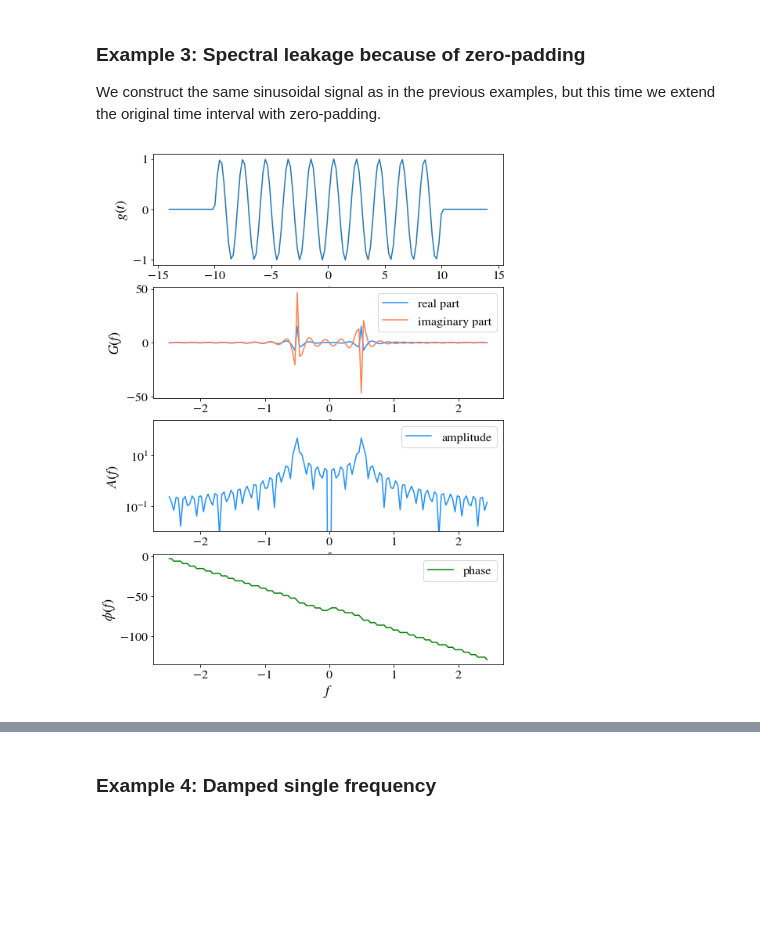
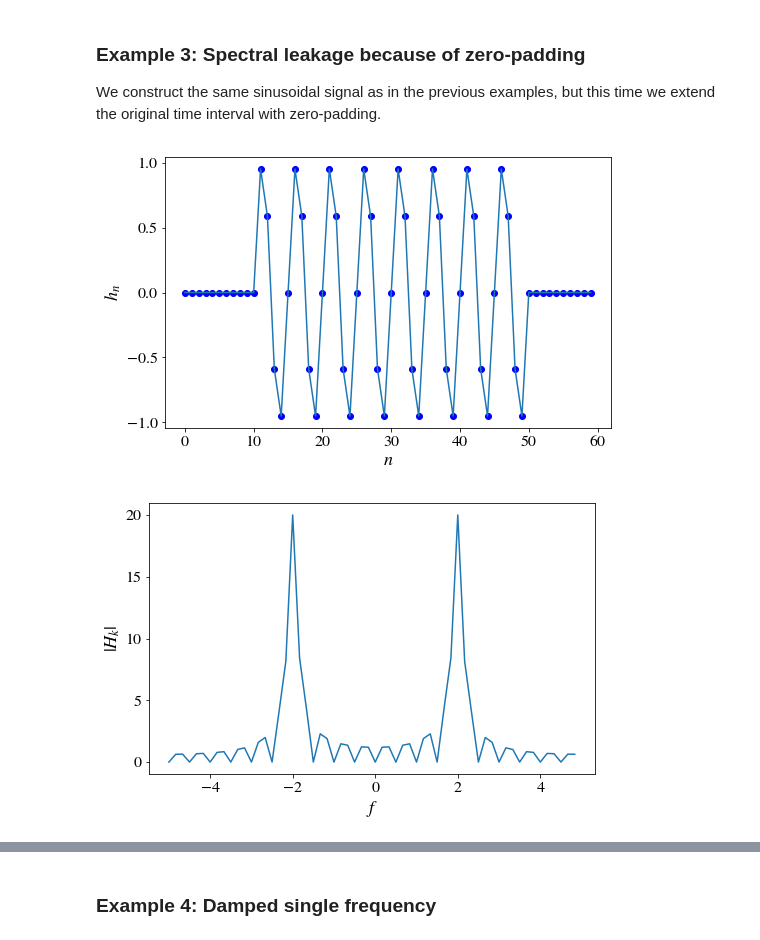
Before and after one commit to niksterg/pyFourier, a Jupyter notebook: DFT.ipynb, the cells around one changed output, grey strips where cells are left out. Drawn from its saved outputs; the diff is of its cells as text; code cells hidden in the pictures; blank space fills up the shorter version.

Commit message:
fixing integer N

```diff
--- a/DFT.ipynb
+++ b/DFT.ipynb
@@ -185,52 +185,26 @@ plt.show()
 ### Example 3: Spectral leakage because of zero-padding
 
 We construct the same sinusoidal signal as in the previous examples, but this time we extend the original time interval with zero-padding.
-# %%
-width = 2.0
-freq = 0.5
-t1 = np.linspace(-14, 14, 140) # linearly space time array
-g1 = np.zeros(140)
-
-for i in range (20,120):
-    g1[i] = np.sin(2.0*np.pi*freq*t1[i])
-
-dt1 = t1[1]-t1[0] # increment between times in time array
-G1 = fftpack.fft(g1) # FFT of g
-f1 = fftpack.fftfreq(g1.size, d=dt1) # frequenies f[i] of g[i]
-f1 = fftpack.fftshift(f1) # shift frequencies from min to max
-G1 = fftpack.fftshift(G1) # shift G order to coorespond to f
-A1 = np.sqrt(np.real(G1)**2+np.imag(G1)**2)
-phase = np.angle(G1)
-phase_unwrap = np.unwrap(phase)
-# %%
-fig = plt.figure(1, figsize=(8,12), frameon=False)
-
-ax1 = fig.add_subplot(411)
-ax1.plot(t1, g1)
-ax1.set_xlabel('$t$')
-ax1.set_ylabel('$g(t)$')
-
-ax2 = fig.add_subplot(412)
-ax2.plot(f1, np.real(G1), color='dodgerblue', label='real part')
-ax2.plot(f1, np.imag(G1), color='coral', label='imaginary part')
-ax2.legend()
-ax2.set_xlabel('$f$')
-ax2.set_ylabel('$G(f)$')
-
-ax3 = fig.add_subplot(413)
-ax3.plot(f1, A1, color='dodgerblue', label='amplitude')
-ax3.set_yscale("log", nonposy='clip')
-ax3.set_ylim(np.max(A1)/5000,5*np.max(A1))
-ax3.legend()
-ax3.set_xlabel('$f$')
-ax3.set_ylabel('$A(f)$')
-
-ax4 = fig.add_subplot(414)
-ax4.plot(f1, phase_unwrap, color='green', label='phase')
-ax4.legend()
-ax4.set_xlabel('$f$')
-ax4.set_ylabel('$\phi(f)$')
-
-plt.show()
-# %% [output]
-[figure, removed]
+# %%
+f0 = 2.0        # frequency of sinusoid
+T0 = 1/f0       # period of sinusoid
+Ncycles = 8     # number of cycles we choose within signal duration
+T = Ncycles*T0  # total duration of the signal (periodicity of the signal)
+# %%
+N = 5*Ncycles  # number of samples, must be >= 4*Ncycles, but otherwise does
+               # not need to be integer multiple of Ncycles
+
+dt = T/N       # time resolution
+
+n_pad = 10
+t_n = np.linspace(0, (N+2*n_pad-1)*dt, N+2*n_pad)   # create the time samples
+h_n = np.zeros(N+2*n_pad)
+
+for i in range (n_pad, N+n_pad):
+    h_n[i] = np.sin(2.0*np.pi*f0*t_n[i-n_pad])
+
+plt.plot(h_n, 'bo', h_n)
+plt.xlabel(r'$n$') ; plt.ylabel(r'$h_n$')
+plt.show()
+# %% [output]
+[figure, added]
@@ -236,0 +216,6 @@ plt.show()
+# %%
+plt.plot(f_shift, np.abs(H_k_shift))
+plt.xlabel(r'$f$') ; plt.ylabel(r'$|H_k|$')
+plt.show()
+# %% [output]
+[figure, added]
```
Also changed, not shown: parts of 6 cells of this notebook.
